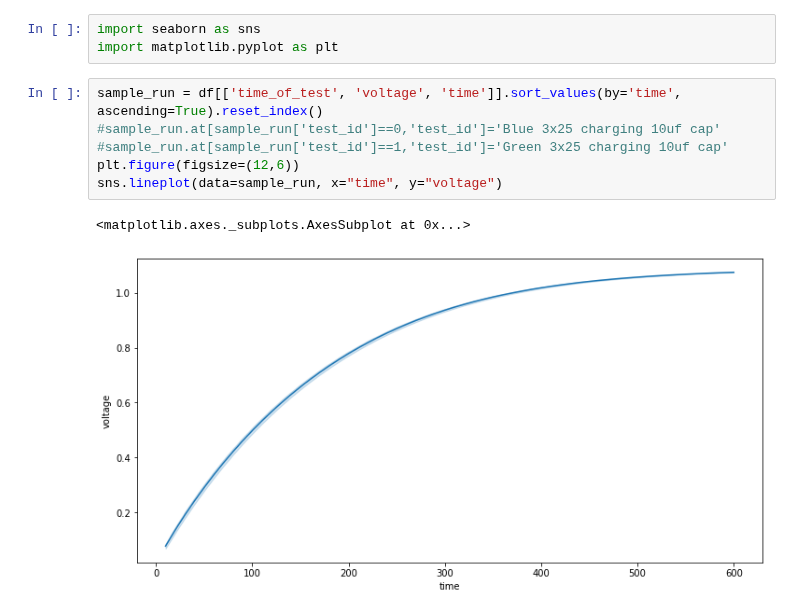
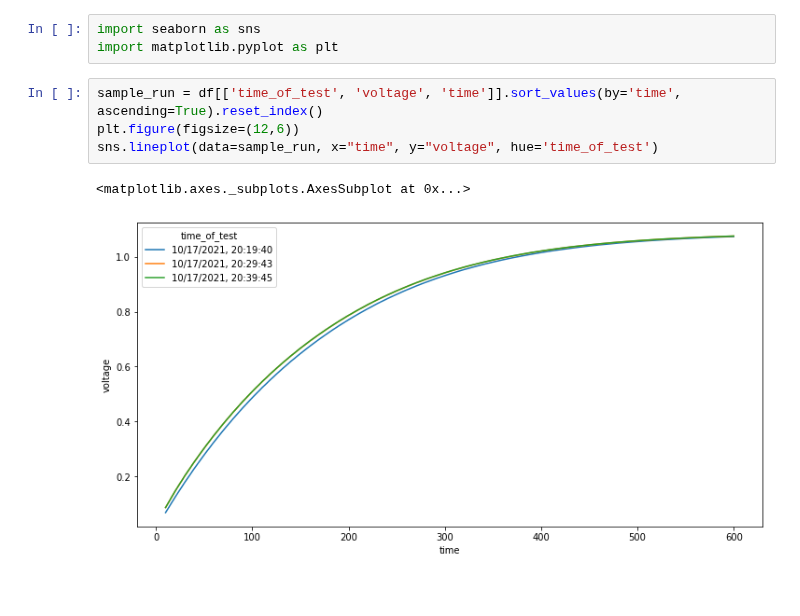
Before and after one commit to darkmatter2222/Nuclear-Battery, a Jupyter notebook: NuclearBatteryAnalysis .ipynb, the cells around one changed output. Saved outputs shown, nothing was run; the diff lists cells and outputs as text.

```diff
--- a/NuclearBatteryAnalysis .ipynb
+++ b/NuclearBatteryAnalysis .ipynb
@@ -57,10 +58,8 @@ import seaborn as sns
 import matplotlib.pyplot as plt
 # %%
 sample_run = df[['time_of_test', 'voltage', 'time']].sort_values(by='time', ascending=True).reset_index()
-#sample_run.at[sample_run['test_id']==0,'test_id']='Blue 3x25 charging 10uf cap'
-#sample_run.at[sample_run['test_id']==1,'test_id']='Green 3x25 charging 10uf cap'
 plt.figure(figsize=(12,6))
-sns.lineplot(data=sample_run, x="time", y="voltage")
+sns.lineplot(data=sample_run, x="time", y="voltage", hue='time_of_test')
 # %% [output]
 <matplotlib.axes._subplots.AxesSubplot at 0x...>
-[figure, old version]
+[figure, new version]
```
Also changed, not shown: parts of 3 cells of this notebook.
